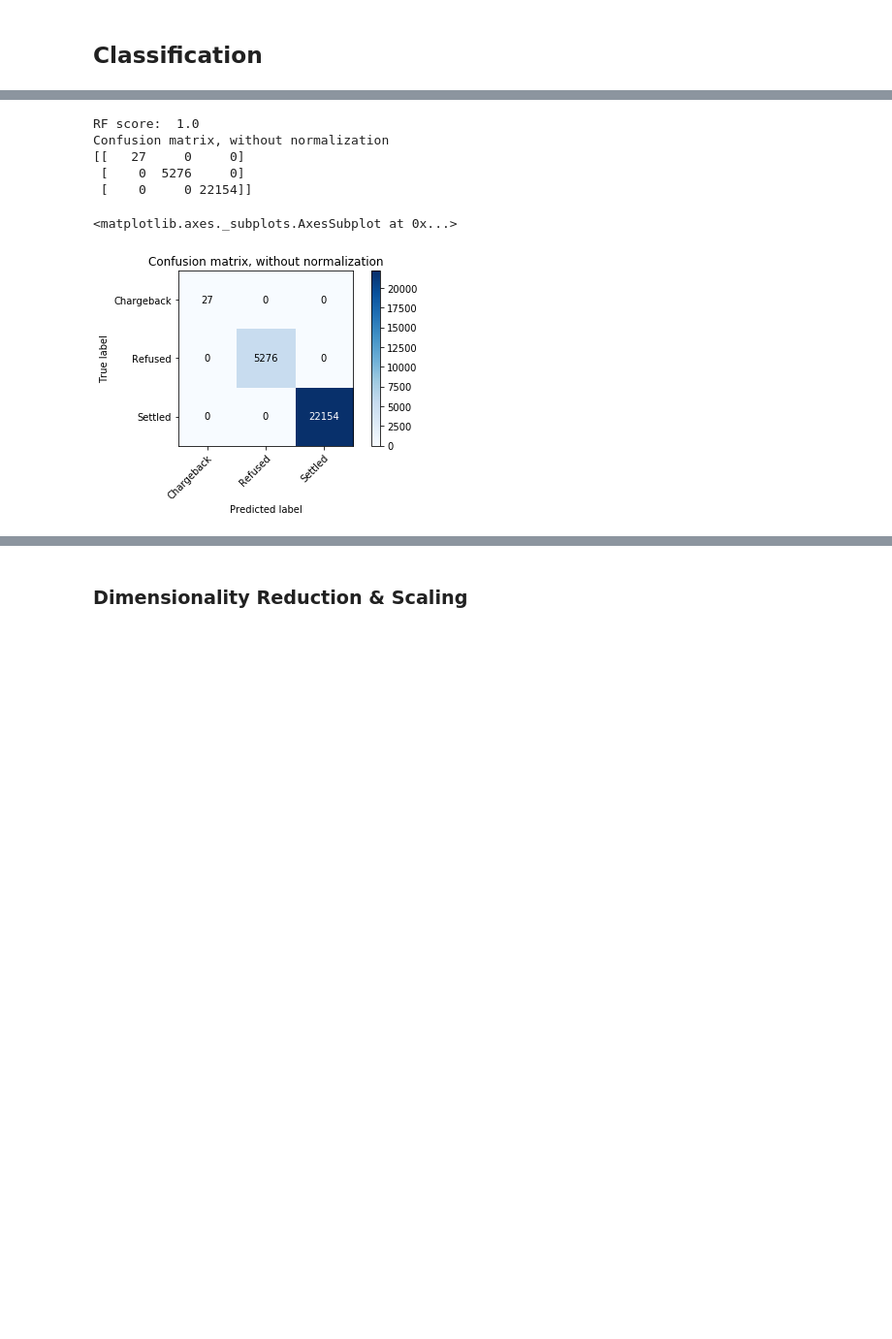
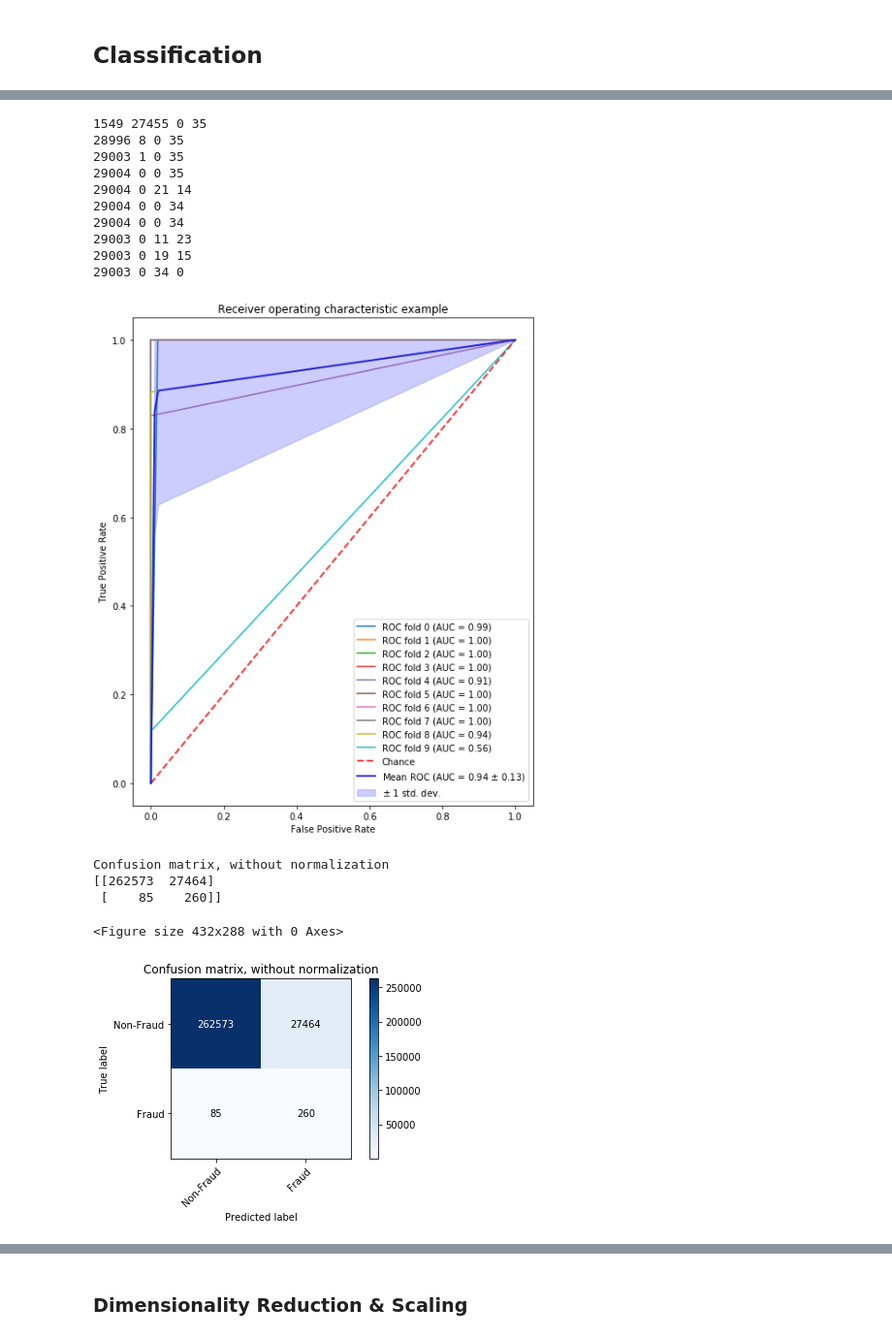
Before and after one commit to giannislelekas/CS4035, a Jupyter notebook: lab1/Lab1.ipynb, the cells around one changed output, grey strips where cells are left out. Shown at 97% size. Cells and saved outputs as stored; diff of their text form; code cells hidden in the pictures; blank space fills up the shorter version.

```diff
--- a/lab1/Lab1.ipynb
+++ b/lab1/Lab1.ipynb
@@ -322,19 +264,24 @@ Confusion matrix, without normalization
 # %%
 from  sklearn.ensemble import RandomForestClassifier as RF
 
 clf = RF(n_estimators='warn', criterion='gini', min_samples_split=2, min_samples_leaf=1,
          min_weight_fraction_leaf=0.0, max_features='auto', min_impurity_decrease=0.0,
          bootstrap=True, n_jobs=-1, verbose=0, warm_start=False)
-clf.fit(X_train, y_train)
-print("RF score: ", clf.score(X_test, y_test))
-
-y_pred = clf.predict(X_test)
-plot_confusion_matrix(y_test, y_pred, classes = np.array(['Chargeback', 'Refused', 'Settled']))
+m_tpr, std_tpr, m_auc, std_auc, cm = roc_analysis(X, y, clf, cv, True, False)
 # %% [output]
-RF score:  1.0
-Confusion matrix, without normalization
-[[   27     0     0]
- [    0  5276     0]
- [    0     0 22154]]
+1549 27455 0 35
+28996 8 0 35
+29003 1 0 35
+29004 0 0 35
+29004 0 21 14
+29004 0 0 34
+29004 0 0 34
+29003 0 11 23
+29003 0 19 15
+29003 0 34 0
+[figure, new version]
-<matplotlib.axes._subplots.AxesSubplot at 0x...>
+Confusion matrix, without normalization
+[[262573  27464]
+ [    85    260]]
-[figure, old version]
+<Figure size 432x288 with 0 Axes>
+[figure, added]
```
Also changed, not shown: parts of 17 cells of this notebook, 2 other files.
